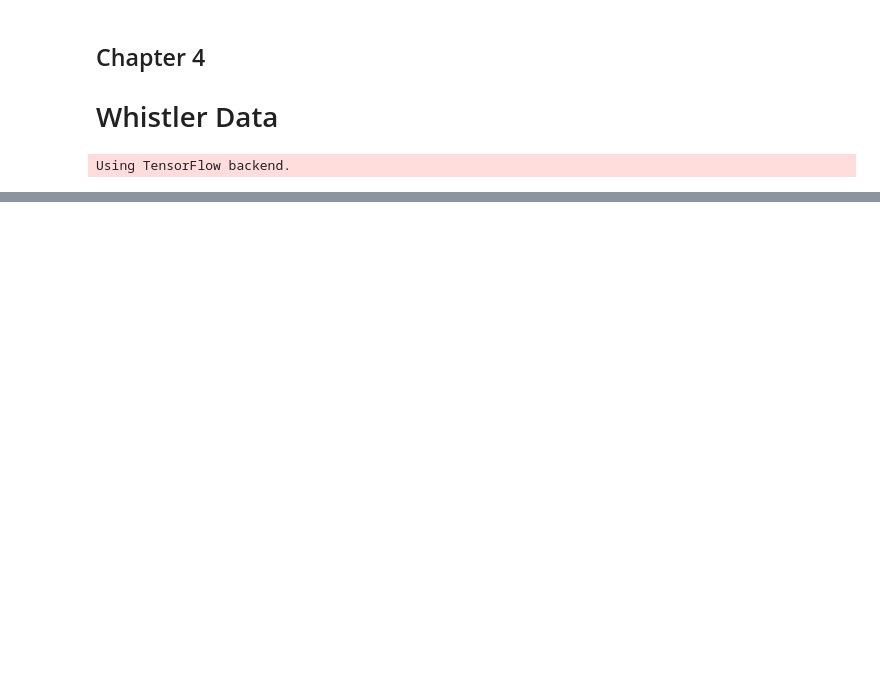
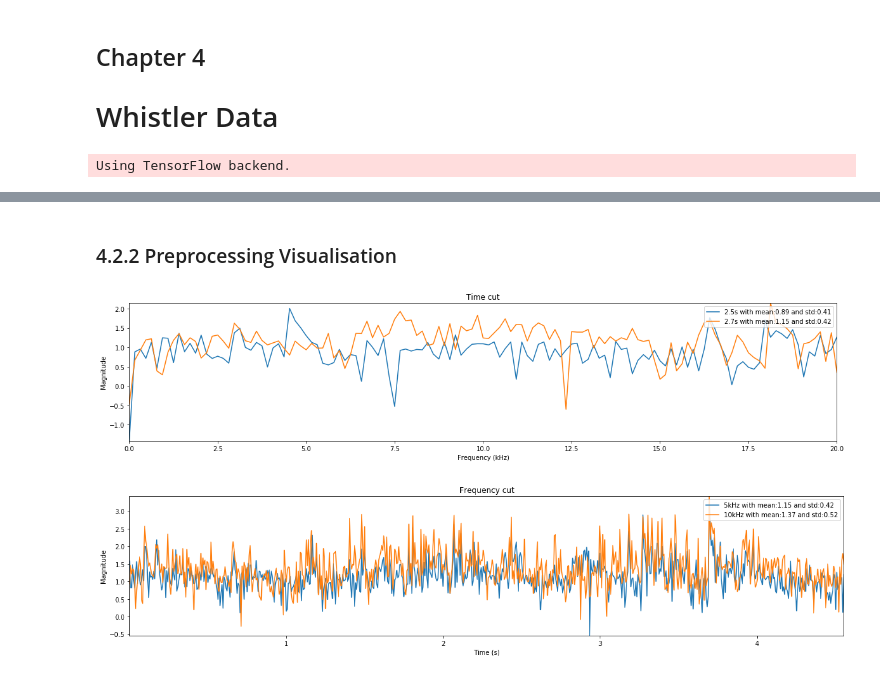
Before and after one commit to Kojey/MSc-whistler-waves-detector, a Jupyter notebook: ipy/report/chapter4_2.ipynb, the cells around one changed output, grey strips where cells are left out. Cells and saved outputs as stored; diff of their text form; code cells hidden in the pictures; blank space fills up the shorter version.

```diff
--- a/ipy/report/chapter4_2.ipynb
+++ b/ipy/report/chapter4_2.ipynb
@@ -42,0 +59,10 @@ Train: 2013-07-19UT01:01:39.12931914.marion.vr2
+# %% [markdown]
+### 4.2.2 Preprocessing Visualisation
+# %%
+time = [2.5,2.7]
+freq = [5,10]
+_ = sample.spectrogram_time_cut_plot(time=time, figsize=size, title='Time cut', legend=[str(t)+'s' for t in time], stats=True, legend_loc='upper right')
+_ = sample.spectrogram_freq_cut_plot(freq=freq, figsize=size, title='Frequency cut', legend=[str(f)+'kHz' for f in freq], stats=True, legend_loc='upper right')
+# %% [output]
+[figure, added]
+[figure, added]
```
Also changed, not shown: parts of 3 cells of this notebook, 3 other files.
